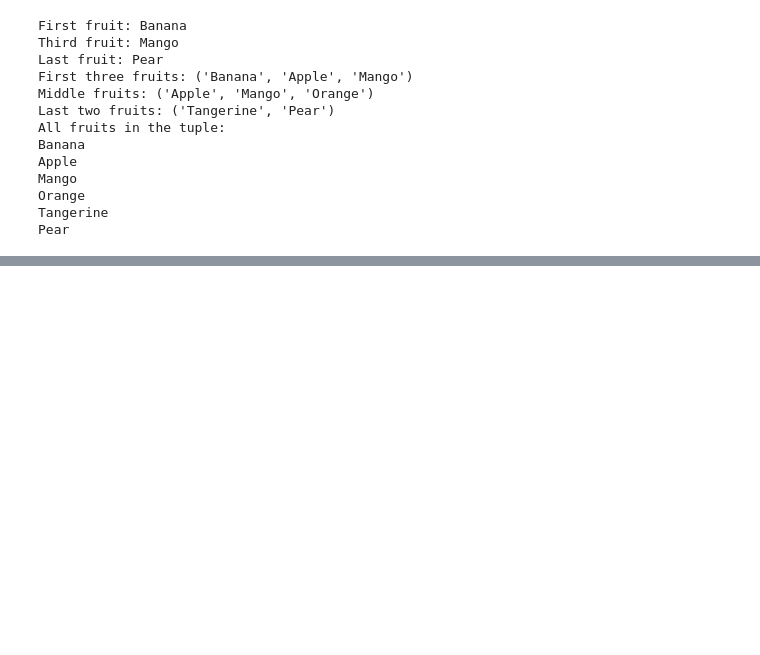
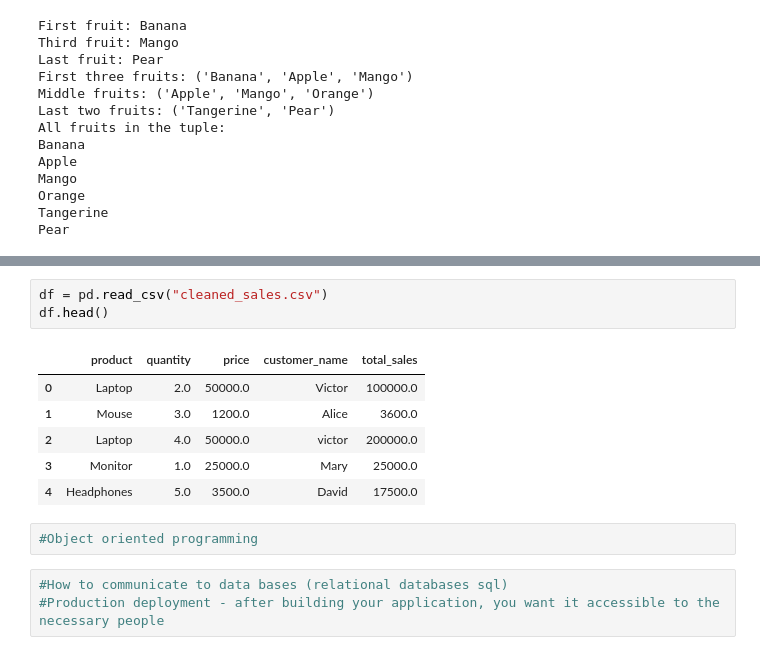
Before and after one commit to benardwauye69-prog/Intro-to-Python-, a Jupyter notebook: Introduction_to_python.ipynb, the cells around one changed output, grey strips where cells are left out. Cells and saved outputs as stored; diff of their text form; blank space fills up the shorter version.

```diff
--- a/Introduction_to_python.ipynb
+++ b/Introduction_to_python.ipynb
@@ -643,0 +1039,15 @@ Pear
+# %%
+df = pd.read_csv("cleaned_sales.csv")
+df.head()
+# %% [output]
+|  | product | quantity | price | customer_name | total_sales |
+| 0 | Laptop | 2.0 | 50000.0 | Victor | 100000.0 |
+| 1 | Mouse | 3.0 | 1200.0 | Alice | 3600.0 |
+| 2 | Laptop | 4.0 | 50000.0 | victor | 200000.0 |
+| 3 | Monitor | 1.0 | 25000.0 | Mary | 25000.0 |
+| 4 | Headphones | 5.0 | 3500.0 | David | 17500.0 |
+# %%
+#Object oriented programming
+# %%
+#How to communicate to data bases (relational databases sql)
+#Production deployment - after building your application, you want it accessible to the necessary people
```
Also changed, not shown: parts of 51 cells of this notebook.
